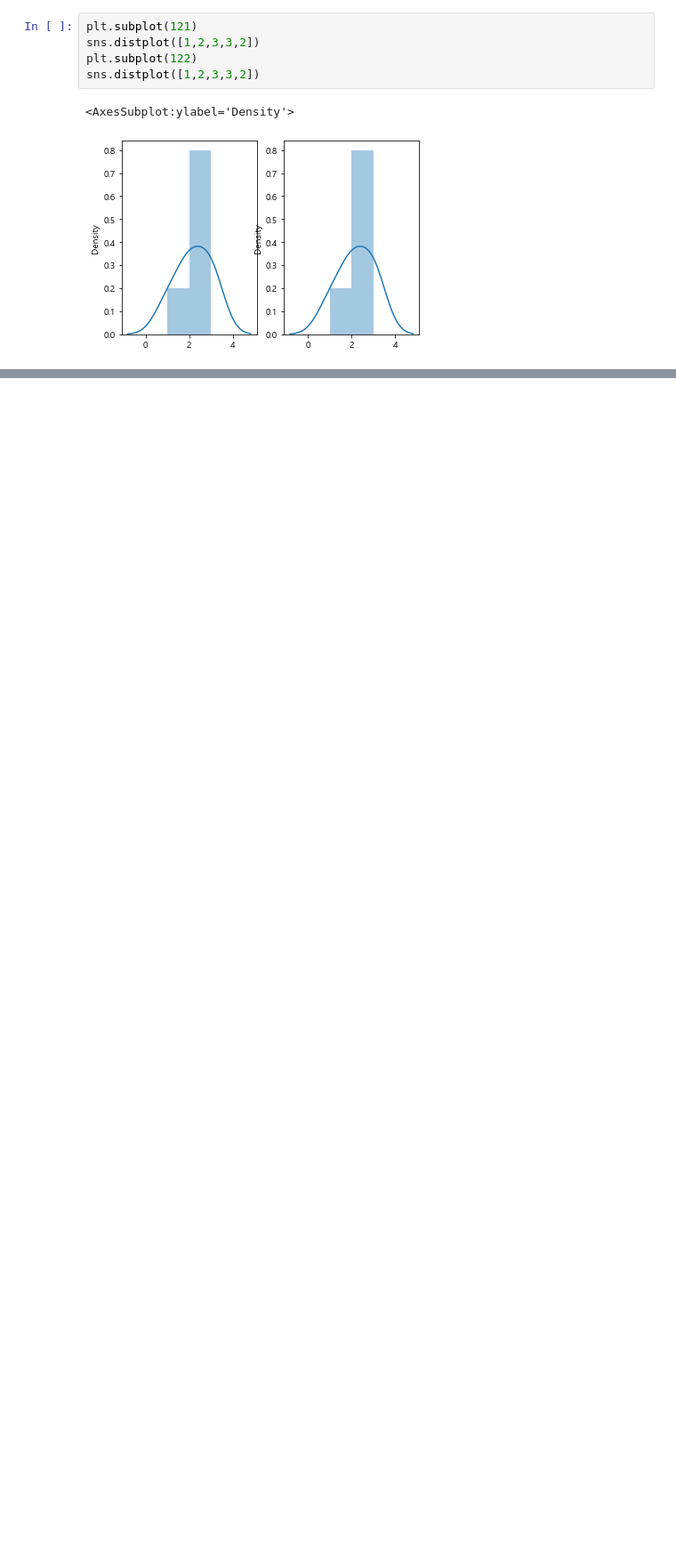
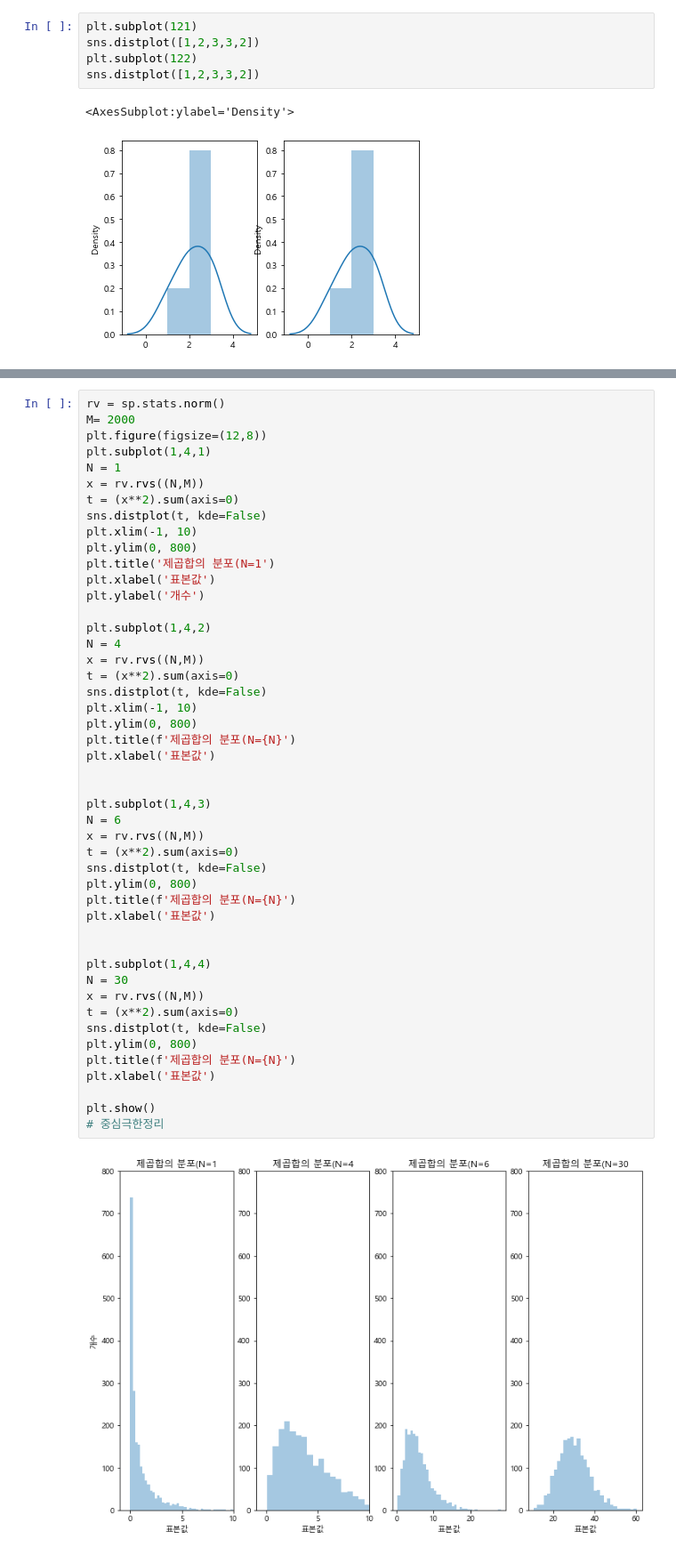
Before and after one commit to ghdakrk/math, a Jupyter notebook: 14.practice.ipynb, the cells around one changed output, grey strips where cells are left out. Shown: that part at 89% size. Drawn from its saved outputs; the diff is of its cells as text; blank space fills up the shorter version.

```diff
--- a/14.practice.ipynb
+++ b/14.practice.ipynb
@@ -99,0 +116,49 @@ sns.distplot([1,2,3,3,2])
+# %%
+rv = sp.stats.norm()
+M= 2000
+plt.figure(figsize=(12,8))
+plt.subplot(1,4,1)
+N = 1
+x = rv.rvs((N,M))
+t = (x**2).sum(axis=0)
+sns.distplot(t, kde=False)
+plt.xlim(-1, 10)
+plt.ylim(0, 800)
+plt.title('제곱합의 분포(N=1')
+plt.xlabel('표본값')
+plt.ylabel('개수')
+
+plt.subplot(1,4,2)
+N = 4
+x = rv.rvs((N,M))
+t = (x**2).sum(axis=0)
+sns.distplot(t, kde=False)
+plt.xlim(-1, 10)
+plt.ylim(0, 800)
+plt.title(f'제곱합의 분포(N={N}')
+plt.xlabel('표본값')
+
+
+plt.subplot(1,4,3)
+N = 6
+x = rv.rvs((N,M))
+t = (x**2).sum(axis=0)
+sns.distplot(t, kde=False)
+plt.ylim(0, 800)
+plt.title(f'제곱합의 분포(N={N}')
+plt.xlabel('표본값')
+
+
+plt.subplot(1,4,4)
+N = 30
+x = rv.rvs((N,M))
+t = (x**2).sum(axis=0)
+sns.distplot(t, kde=False)
+plt.ylim(0, 800)
+plt.title(f'제곱합의 분포(N={N}')
+plt.xlabel('표본값')
+
+plt.show()
+# 중심극한정리
+# %% [output]
+[figure, added]
```
Also changed, not shown: parts of 6 cells of this notebook, 1 other file.
